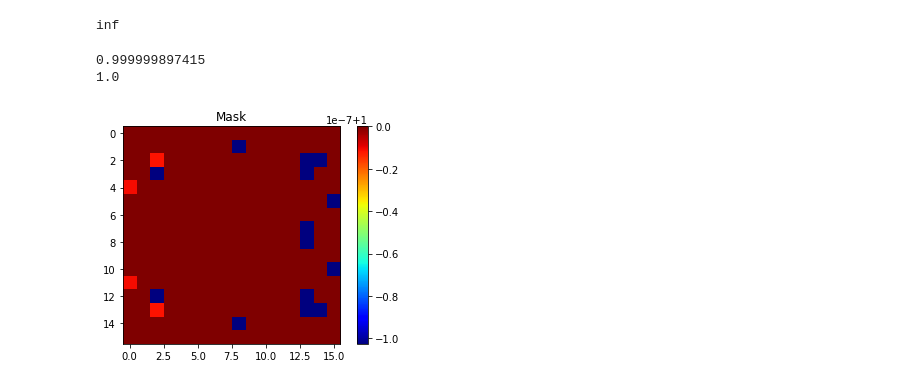
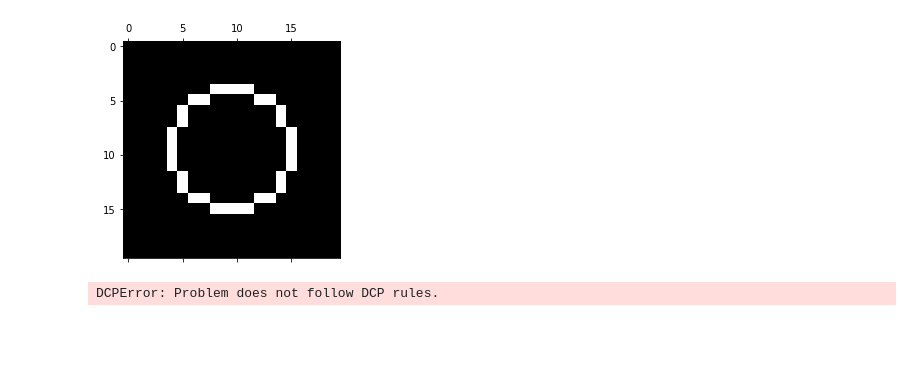
Before and after one commit to archilless/Minin, a Jupyter notebook: project.ipynb, the cells around one changed output. Drawn from its saved outputs; the diff is of its cells as text; code cells hidden in the pictures; blank space fills up the shorter version.

```diff
--- a/project.ipynb
+++ b/project.ipynb
@@ -354,31 +343,36 @@ print(np.max(mask-best_mask))
 # %%
-# import cvxpy as cvx
+import cvxpy as cvx
 
-# size = 2
-# k  = 2*np.pi/(size/7)
-# F = get_plane_wave(1,k,size)
-
-# x = cvx.Variable(size**2)
-# eps = cvx.Variable(size**2)
-# y = cvx.Variable(1)
+size = 20
+k  = 2*np.pi/(size/7)
+F = get_plane_wave(1,k,size)
+I = np.eye(size**2)
+G = np.random.randint(0,1000,(size**2,size**2))
 
 
 
-# # lambda val: matvec2(val,eps,k,e
-# obj = cvx.Maximize(y)
-# #A = spla.LinearOperator(shape = (size**2, size**2), matvec = lambda val: val)
-# #print(A.dot([1,1,0,0]))
-# costrs = [x>F.reshape(-1,1),y>=x]
-# prob = cvx.Problem(obj,costrs)
-# prob.solve()
-# print(prob.value)
+M = cvx.Bool(size,size)
+X = cvx.Variable(size,size)
+Y = cvx.Variable(1)
+
+A = I-G@cvx.diag(cvx.vec(M))
+y,x = np.mgrid[:size, :size]
+x0 = y0 = (size-1)/2
+r = size/4
+
+mask_zone = (x-x0)**2+(y-y0)**2<=r**2
+no_mask_zone = (x-x0)**2+(y-y0)**2>=(r+1)**2
+plt.spy(mask_zone+no_mask_zone)
+
+plt.show()
+# lambda val: matvec2(val,eps,k,e
+obj = cvx.Maximize(Y)
+#A = spla.LinearOperator(shape = (size**2, size**2), matvec = lambda val: val)
+#print(A.dot([1,1,0,0]))
+costrs = [A@cvx.vec(X)==F.reshape(-1,1),Y>=cvx.vec(X),M[mask_zone]==1,M[no_mask_zone]==0]
+prob = cvx.Problem(obj,costrs)
+prob.solve()
+print(prob.value)
 # %% [output]
+[figure, added]
-inf
+DCPError: Problem does not follow DCP rules.
-# %%
-print(np.min(params))
-print(np.max(params))
-visualize(params,"Mask")
-# %% [output]
-0.999999897415
-1.0
-[figure, removed]
```
Also changed, not shown: parts of 9 cells of this notebook.
